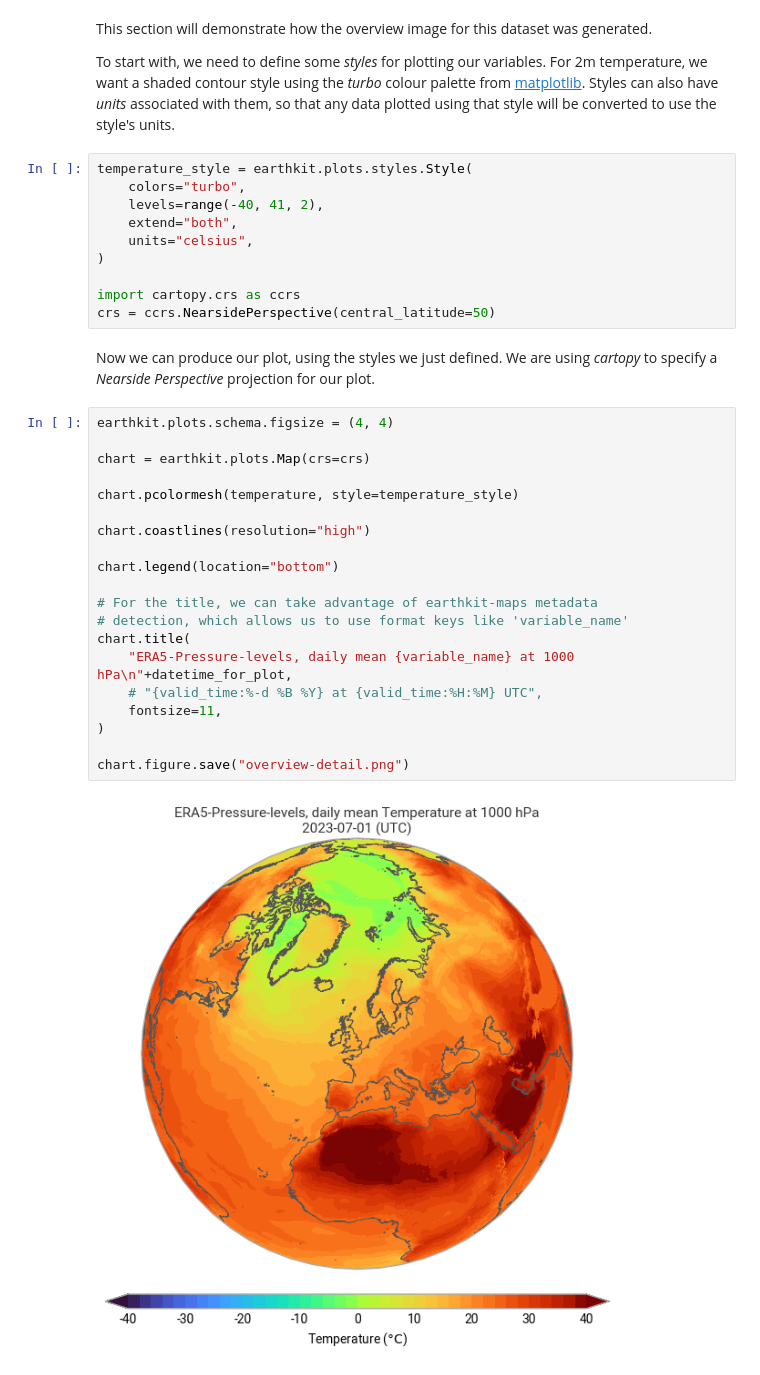
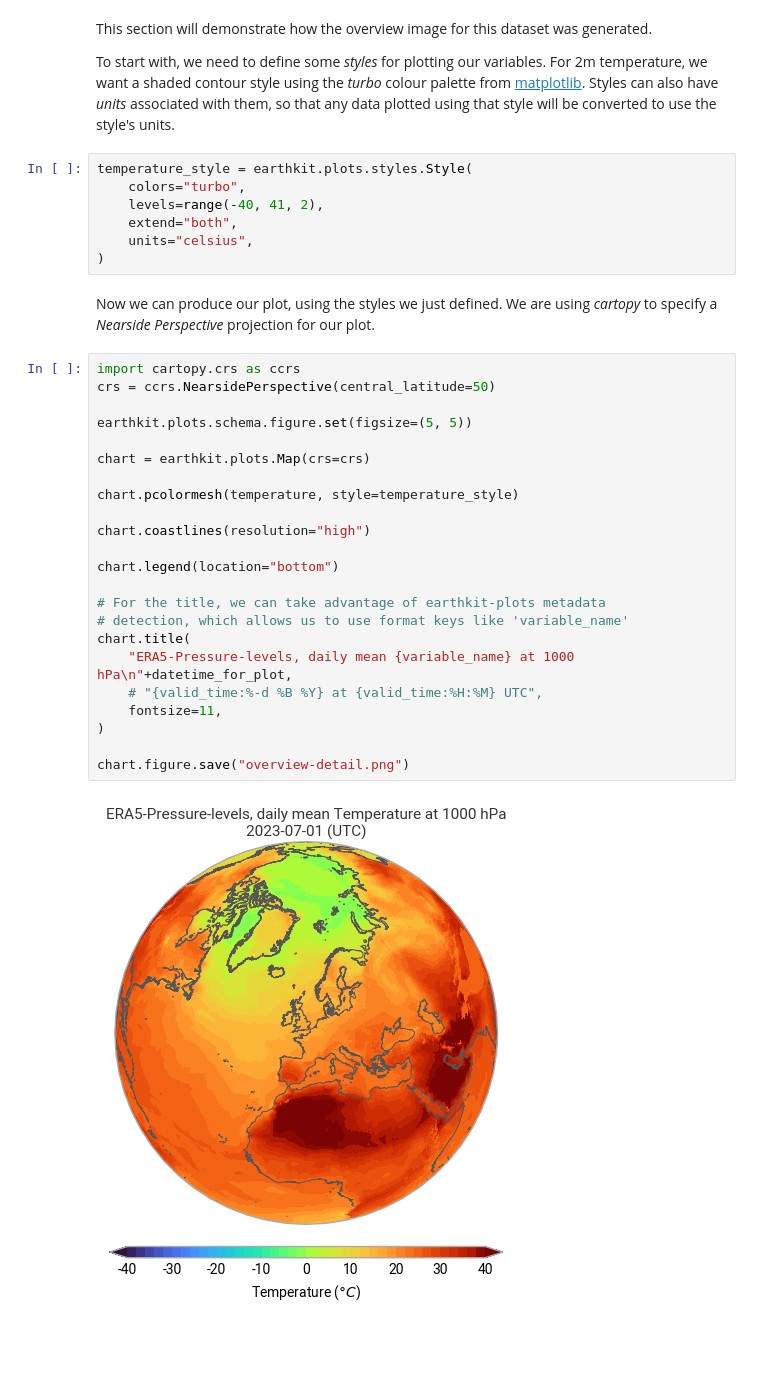
Before and after one commit to ecmwf-projects/dss-notebooks, a Jupyter notebook: datasets/derived-era5-pressure-levels-statistics/demo.ipynb, the cells around one changed output. Cells and saved outputs as stored; diff of their text form; blank space fills up the shorter version.

```diff
--- a/datasets/derived-era5-pressure-levels-statistics/demo.ipynb
+++ b/datasets/derived-era5-pressure-levels-statistics/demo.ipynb
@@ -40,31 +50,31 @@ temperature_style = earthkit.plots.styles.Style(
     extend="both",
     units="celsius",
 )
-
-import cartopy.crs as ccrs
-crs = ccrs.NearsidePerspective(central_latitude=50)
 # %% [markdown]
 Now we can produce our plot, using the styles we just defined. We are using *cartopy* to specify a *Nearside Perspective* projection for our plot.
 # %%
-earthkit.plots.schema.figsize = (4, 4)
+import cartopy.crs as ccrs
+crs = ccrs.NearsidePerspective(central_latitude=50)
+
+earthkit.plots.schema.figure.set(figsize=(5, 5))
 
 chart = earthkit.plots.Map(crs=crs)
 
 chart.pcolormesh(temperature, style=temperature_style)
 
 chart.coastlines(resolution="high")
 
 chart.legend(location="bottom")
 
-# For the title, we can take advantage of earthkit-maps metadata
+# For the title, we can take advantage of earthkit-plots metadata
 # detection, which allows us to use format keys like 'variable_name'
 chart.title(
     "ERA5-Pressure-levels, daily mean {variable_name} at 1000 hPa\n"+datetime_for_plot,
     # "{valid_time:%-d %B %Y} at {valid_time:%H:%M} UTC",
     fontsize=11,
 )
 
 chart.figure.save("overview-detail.png")
 # %% [output]
-[figure, old version]
+[figure, new version]
 # %%
```
Also changed, not shown: parts of 2 cells of this notebook, 11 other files.
